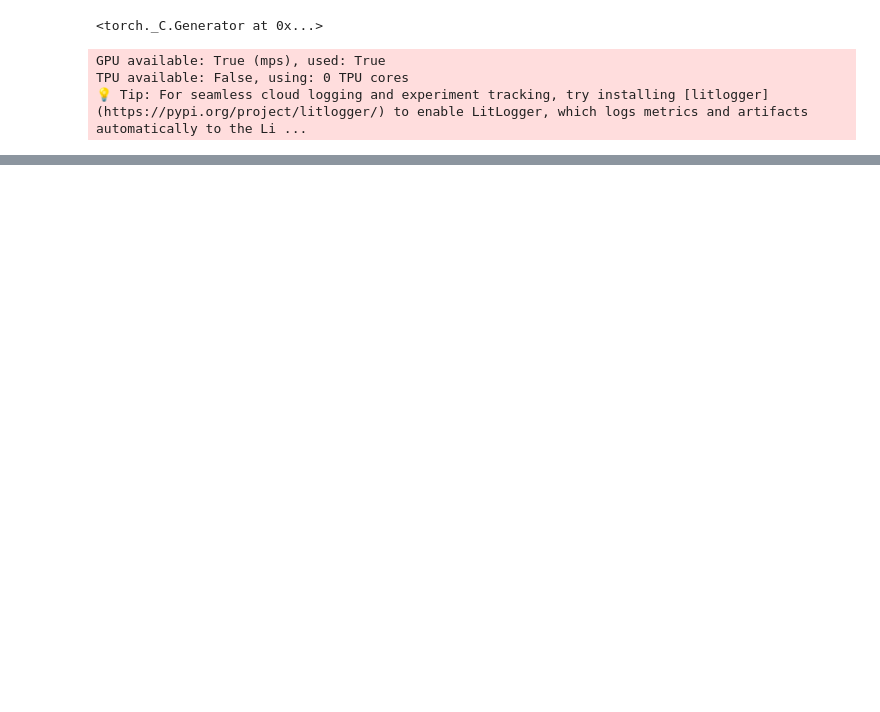
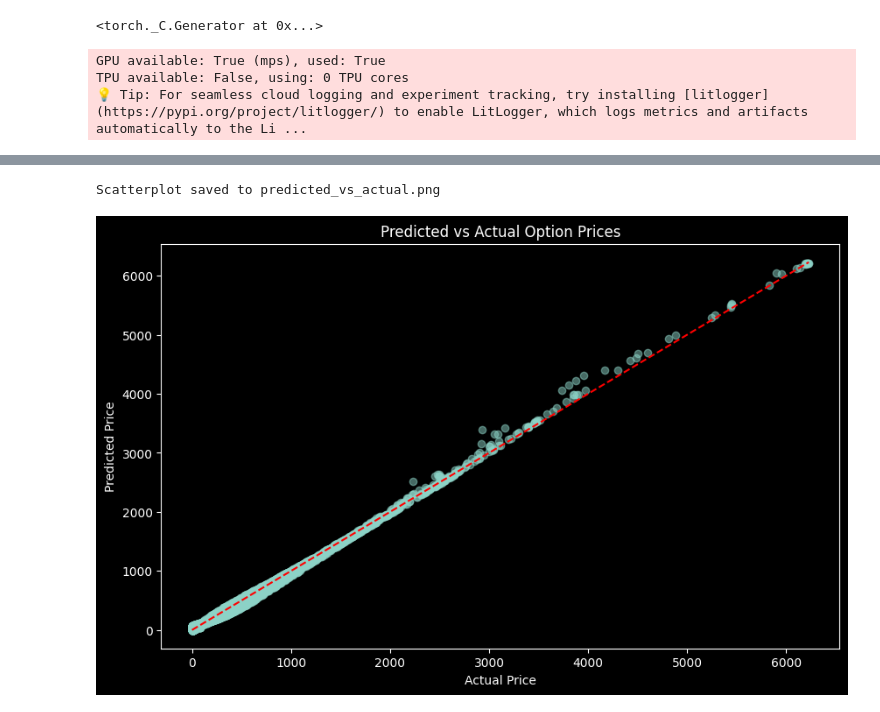
Before and after one commit to Alfagov/volatility-surface, a Jupyter notebook: surface_model.ipynb, the cells around one changed output, grey strips where cells are left out. Cells and saved outputs as stored; diff of their text form; code cells hidden in the pictures; blank space fills up the shorter version.

Commit message:
Baseline sofr kinda good

```diff
--- a/surface_model.ipynb
+++ b/surface_model.ipynb
@@ -8,7 +8,7 @@ import lightning as pl
 warnings.filterwarnings("ignore")
 # %%
 lr = 6e-4
-EPOCHS = 25
+EPOCHS = 60
 batch_size = 256
 LAMBDA_ARB = 100.0
 
@@ -16,16 +16,18 @@ torch.manual_seed(42)
 # %% [output]
 <torch._C.Generator at 0x...>
 # %%
+from lightning.pytorch.callbacks import LearningRateMonitor
 from lightning.pytorch.loggers import TensorBoardLogger
 
-data_module = OptionsDataModule("./data/108105", batch_size=batch_size)
+data_module = OptionsDataModule("./data/108105", sofr_path="./data/sofr.csv", batch_size=batch_size)
+lr_monitor = LearningRateMonitor(logging_interval='epoch')
 
 model = OptionNetModule(
-    n_inputs=3,
-    n_hidden=64,
+    n_inputs=9,
+    n_hidden=50,
     n_layers=2,
     lambda_arb=LAMBDA_ARB,
-    learning_rate=lr
+    learning_rate=lr,
 )
 
 trainer = pl.Trainer(
@@ -34,7 +36,8 @@ trainer = pl.Trainer(
     devices=1,
     enable_progress_bar=True,
     log_every_n_steps=10,
-    logger=TensorBoardLogger("./logs/", name="my_experiment")
+    logger=TensorBoardLogger("./logs/", name="my_experiment", version="Baseline w sofr"),
+    callbacks=[lr_monitor]
 )
 # %% [output]
 GPU available: True (mps), used: True
@@ -61,32 +66,35 @@ Total FLOPs: 0
 # %%
 # Visualization
 import matplotlib.pyplot as plt
 import numpy as np
 
 model.eval()
 val_loader = data_module.test_dataloader()
 
 all_preds = []
 all_actuals = []
 
 
 for idx, batch in enumerate(val_loader):
     x, y = batch
     preds, _ = model(x)
-    all_preds.append(data_module.y_scaler.inverse_transform(preds.detach().numpy()))
-    all_actuals.append(data_module.y_scaler.inverse_transform(y.numpy()))
+    all_preds.append(preds.detach().numpy() * x[:, 1].numpy().reshape(-1, 1))
+    all_actuals.append(y.numpy() * x[:, 1].numpy().reshape(-1, 1))
 
 all_preds = np.concatenate(all_preds).flatten()
 all_actuals = np.concatenate(all_actuals).flatten()
 
 plt.figure(figsize=(10, 6))
 plt.scatter(all_actuals, all_preds, alpha=0.5)
 plt.plot([all_actuals.min(), all_actuals.max()], [all_actuals.min(), all_actuals.max()], 'r--')
 plt.xlabel('Actual Price')
 plt.ylabel('Predicted Price')
 plt.title('Predicted vs Actual Option Prices')
 plt.savefig('predicted_vs_actual.png')
 print("Scatterplot saved to predicted_vs_actual.png")
+# %% [output]
+Scatterplot saved to predicted_vs_actual.png
+[figure, added]
 # %%
 model.eval()
 val_loader = data_module.train_dataloader()
```
Also changed, not shown: parts of 2 cells of this notebook, 11 other files.
